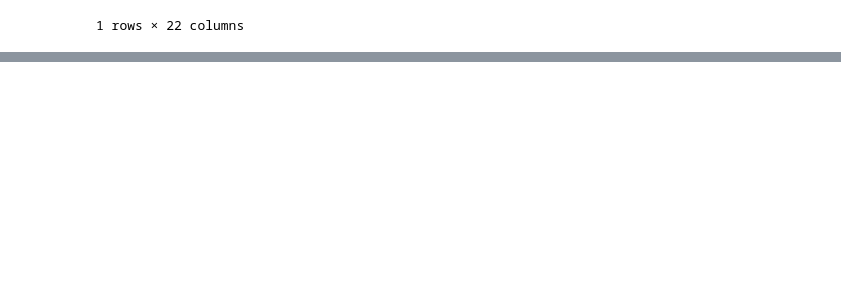
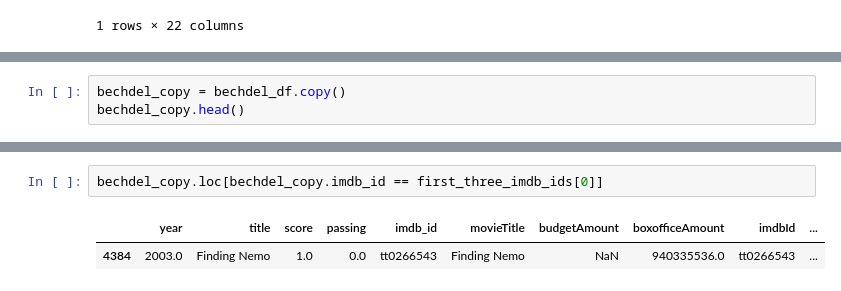
Before and after one commit to MagicMilly/women-in-film-analysis-dashboard, a Jupyter notebook: more_data_munging_useful.ipynb, the cells around one changed output, grey strips where cells are left out. Saved outputs shown, nothing was run; the diff lists cells and outputs as text; blank space fills up the shorter version.

```diff
--- a/more_data_munging_useful.ipynb
+++ b/more_data_munging_useful.ipynb
@@ -1694,0 +1776,3 @@ df.loc[df.imdb_id == first_three_imdb_ids[2]]
+# %%
+bechdel_copy = bechdel_df.copy()
+bechdel_copy.head()
@@ -1694,0 +1786,5 @@ df.loc[df.imdb_id == first_three_imdb_ids[2]]
+# %%
+bechdel_copy.loc[bechdel_copy.imdb_id == first_three_imdb_ids[0]]
+# %% [output]
+|  | year | title | score | passing | imdb_id | movieTitle | budgetAmount | boxofficeAmount | imdbId | ... |
+| 4384 | 2003.0 | Finding Nemo | 1.0 | 0.0 | tt0266543 | Finding Nemo | NaN | 940335536.0 | tt0266543 | ... |
```
Also changed, not shown: parts of 16 cells of this notebook.
